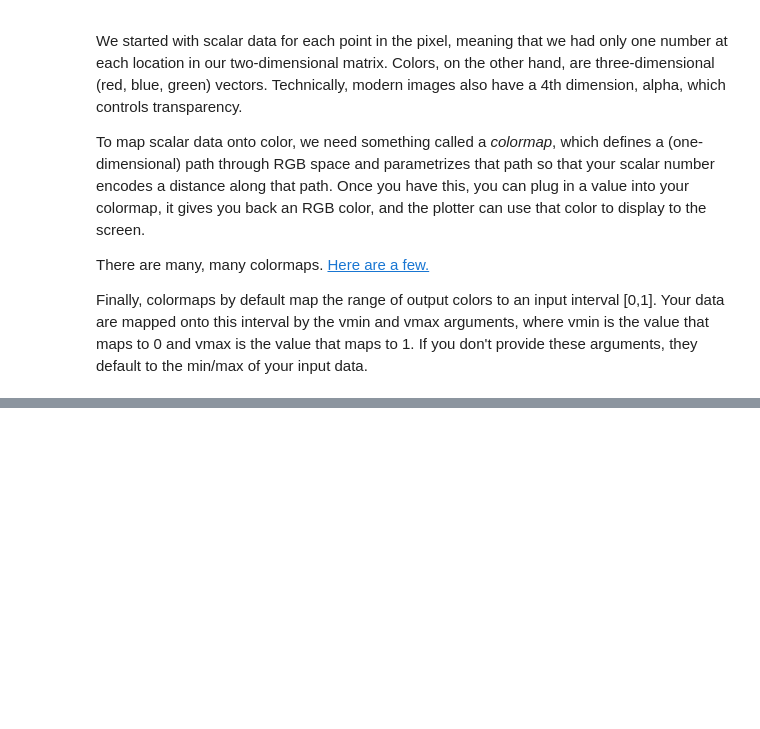
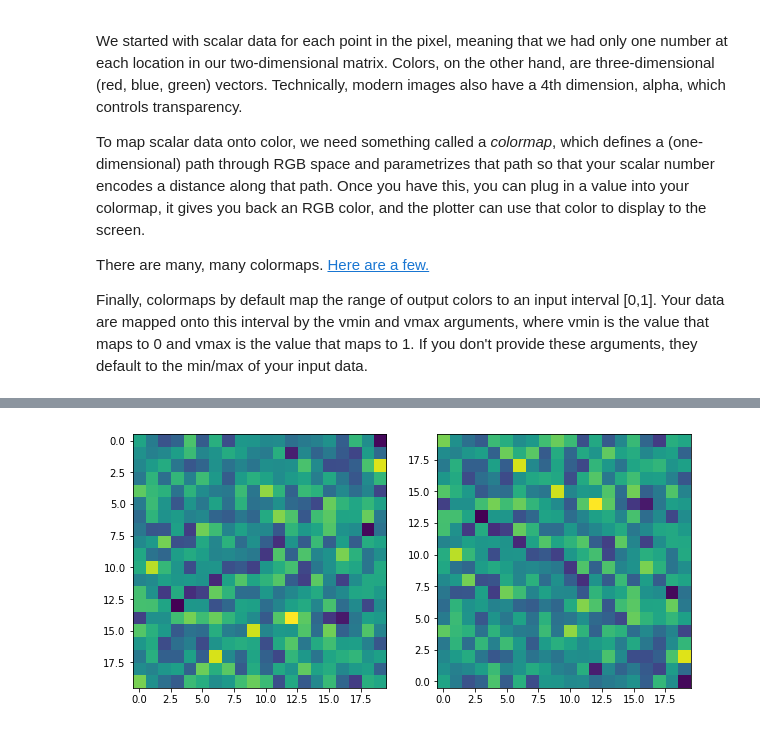
Before and after one commit to AaronParsons/ugradio, a Jupyter notebook: jupyter_tutorials/lab4/image_display.ipynb, the cells around one changed output, grey strips where cells are left out. Drawn from its saved outputs; the diff is of its cells as text; code cells hidden in the pictures; blank space fills up the shorter version.

```diff
--- a/jupyter_tutorials/lab4/image_display.ipynb
+++ b/jupyter_tutorials/lab4/image_display.ipynb
@@ -59,0 +120,9 @@ set_data?
+# %%
+plt.figure(figsize=(10,10))
+plt.subplot(1,2,1)
+plt.imshow(data)
+plt.subplot(1,2,2)
+plt.imshow(data, origin = 'lower')
+plt.show()
+# %% [output]
+[figure, added]
```
Also changed, not shown: parts of 12 cells of this notebook, 1 other file.
